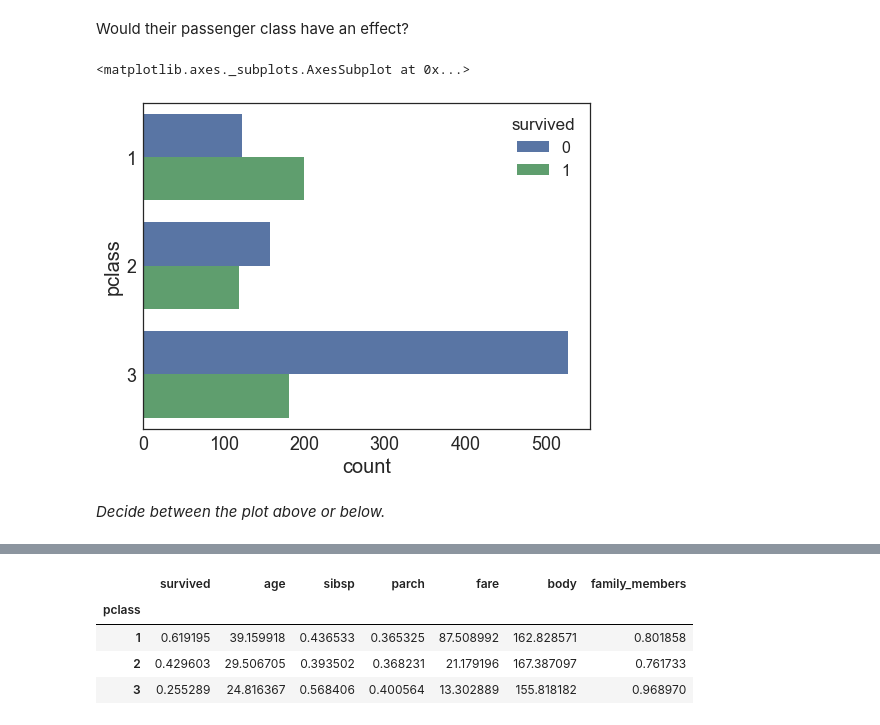
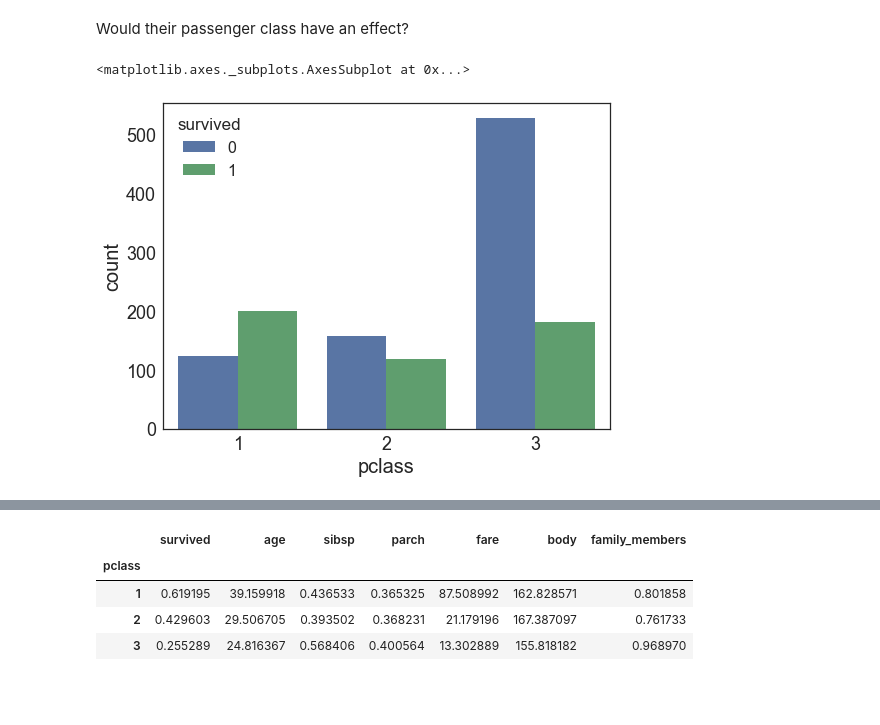
Before and after one commit to marijavlajic/code-university-ml-workshop, a Jupyter notebook: ML Workshop Part 1 - Data Exploration.ipynb, the cells around one changed output, grey strips where cells are left out. Drawn from its saved outputs; the diff is of its cells as text; code cells hidden in the pictures; blank space fills up the shorter version.

```diff
--- a/ML Workshop Part 1 - Data Exploration.ipynb
+++ b/ML Workshop Part 1 - Data Exploration.ipynb
@@ -122,2 +127,5 @@ What are some good places to start with cleaning up this data?
 # %%
-titanic.replace(',', '.', inplace = True, regex = True)
+titanic["age"].replace(',', '.', inplace = True, regex = True)
+titanic["fare"].replace(',', '.', inplace = True, regex = True)
+
+titanic.head(2)
@@ -194,9 +237,7 @@ titanic.groupby('sex').mean()
 # %% [markdown]
 Would their passenger class have an effect?
 # %%
-sns.countplot(data = titanic, y = 'pclass', hue = 'survived')
+sns.countplot(data = titanic, x = 'pclass', hue = 'survived')
 # %% [output]
 <matplotlib.axes._subplots.AxesSubplot at 0x...>
-[figure, old version]
+[figure, new version]
-# %% [markdown]
-_Decide between the plot above or below._
```
Also changed, not shown: parts of 55 cells of this notebook.
